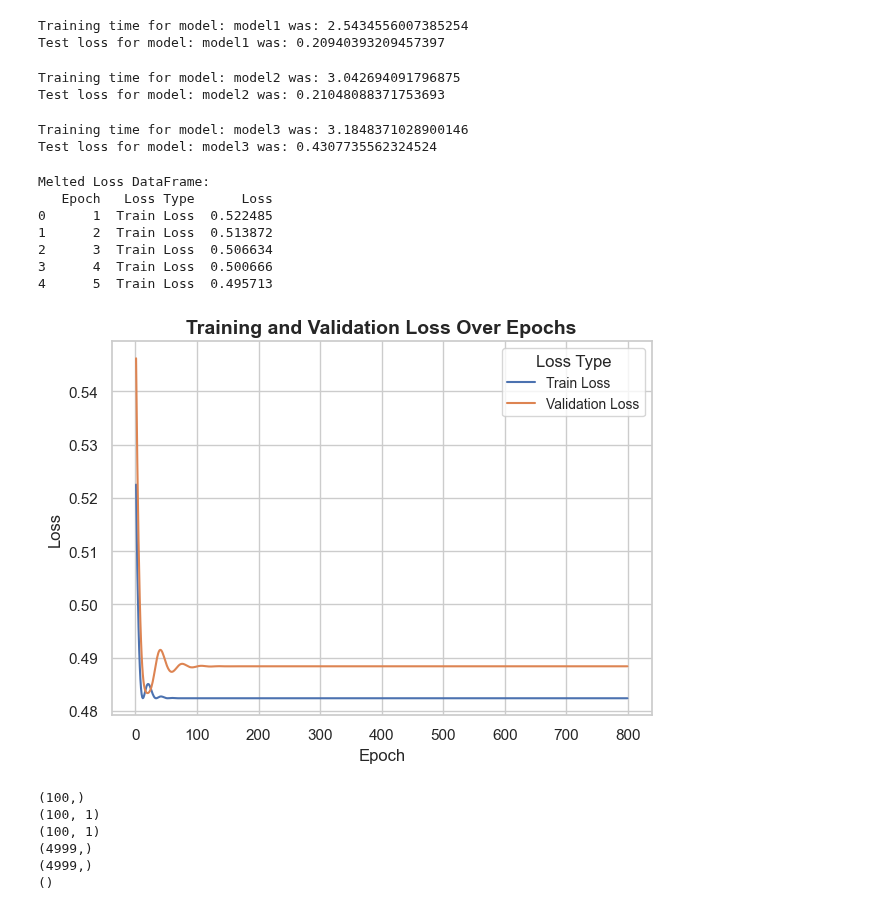
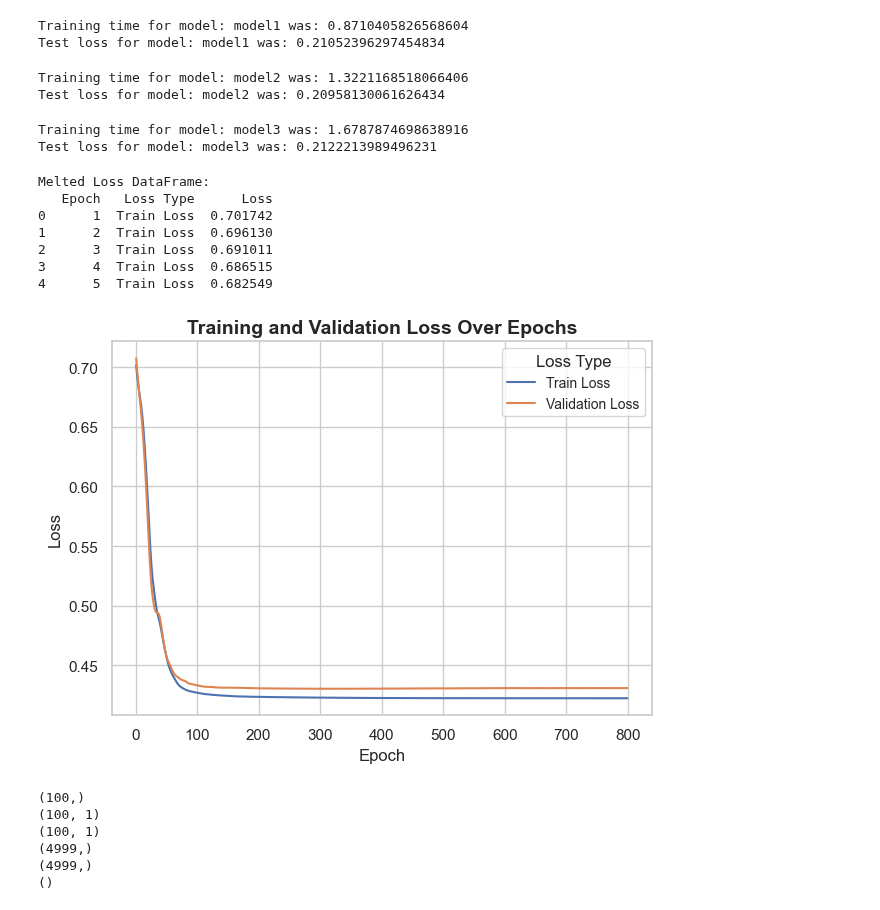
Before and after one commit to zeshenbao/KAN-Kolmogorov-Arnold-Networks, a Jupyter notebook: MLP/MLP_results.ipynb, the cells around one changed output. Cells and saved outputs as stored; diff of their text form; code cells hidden in the pictures.

Commit message:
Uploading results with RMSE

```diff
--- a/MLP/MLP_results.ipynb
+++ b/MLP/MLP_results.ipynb
@@ -94,19 +94,19 @@ def evaluate_model(cfg : dict, foldername : str) -> dict:
 configs = [
     {"name": "model1",
     "input_size" : 1,
-    "hidden_sizes" : [3],
+    "hidden_sizes" : [7],
     "output_size" : 1,
     "n_epochs": 800},
 
     {"name": "model2",
     "input_size" : 1,
-    "hidden_sizes" : [3, 3],
+    "hidden_sizes" : [7, 7],
     "output_size" : 1,
     "n_epochs": 800},
 
     {"name": "model3",
     "input_size" : 1,
-    "hidden_sizes" : [3, 3, 3],
+    "hidden_sizes" : [7, 7, 7],
     "output_size" : 1,
     "n_epochs": 800},
 ]  # TODO: change
@@ -117,12 +117,12 @@ for cfg in configs:
         results[cfg["name"]] = {}
     results[cfg["name"]] = evaluate_model(cfg, foldername)
 # %% [output]
-Training time for model: model1 was: 2.5434556007385254
-Test loss for model: model1 was: 0.20940393209457397
+Training time for model: model1 was: 0.8710405826568604
+Test loss for model: model1 was: 0.21052396297454834
-Training time for model: model2 was: 3.042694091796875
-Test loss for model: model2 was: 0.21048088371753693
+Training time for model: model2 was: 1.3221168518066406
+Test loss for model: model2 was: 0.20958130061626434
-Training time for model: model3 was: 3.1848371028900146
-Test loss for model: model3 was: 0.4307735562324524
+Training time for model: model3 was: 1.6787874698638916
+Test loss for model: model3 was: 0.2122213989496231
 # %%
 def plot_model(model_cfg, model_res : dict, model_name) -> None:
 
@@ -233,16 +233,16 @@ def plot_model(model_cfg, model_res : dict, model_name) -> None:
     #variabel_namn = results["variabel_namn"]
     np.savez(f'./results/{folder_name}/MLP_plots.npz', epoch=range(1, len(model_res['train_loss']) + 1), train_loss = model_res['train_loss'], val_loss = model_res['test_loss'] , X_val = model_res["x_plot_valvals"], y_noise_val = model_res["x_val"], X_tot = model_res["true_data_x"],y_true_tot = model_res["true_data_y"], sorted_X = sorted_X, sorted_KAN_preds = sorted_KAN_preds)
 # %%
-plot_model(configs[2], results["model3"], model_name='model3')  # TODO: change what to plot
+plot_model(configs[0], results["model1"], model_name='model1')  # TODO: change what to plot
 # %% [output]
 Melted Loss DataFrame:
    Epoch   Loss Type      Loss
-0      1  Train Loss  0.522485
-1      2  Train Loss  0.513872
-2      3  Train Loss  0.506634
-3      4  Train Loss  0.500666
-4      5  Train Loss  0.495713
+0      1  Train Loss  0.701742
+1      2  Train Loss  0.696130
+2      3  Train Loss  0.691011
+3      4  Train Loss  0.686515
+4      5  Train Loss  0.682549
-[figure, old version]
+[figure, new version]
 # %%
 data = np.load("./results/model1_uniform_sin(x)_[8, 8]_241114_2/MLP_plots.npz", allow_pickle=True)
 
```
Also changed, not shown: parts of 1 cell of this notebook, 36 other files.
